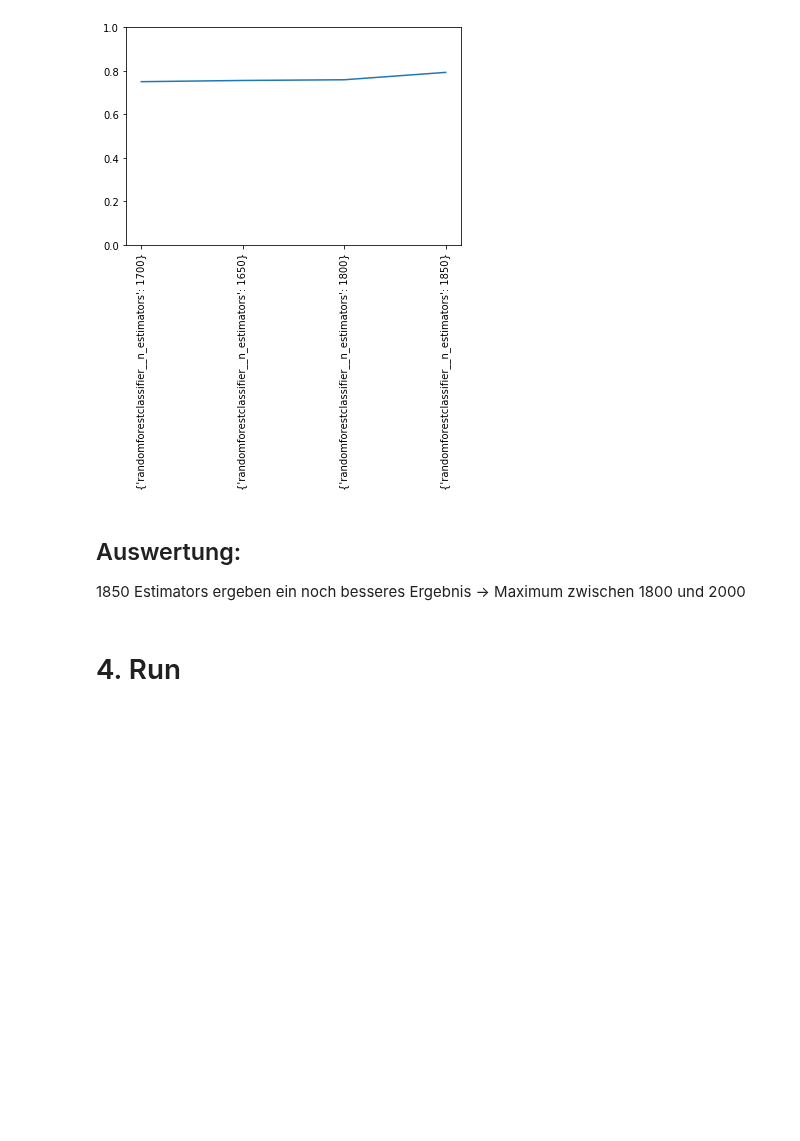
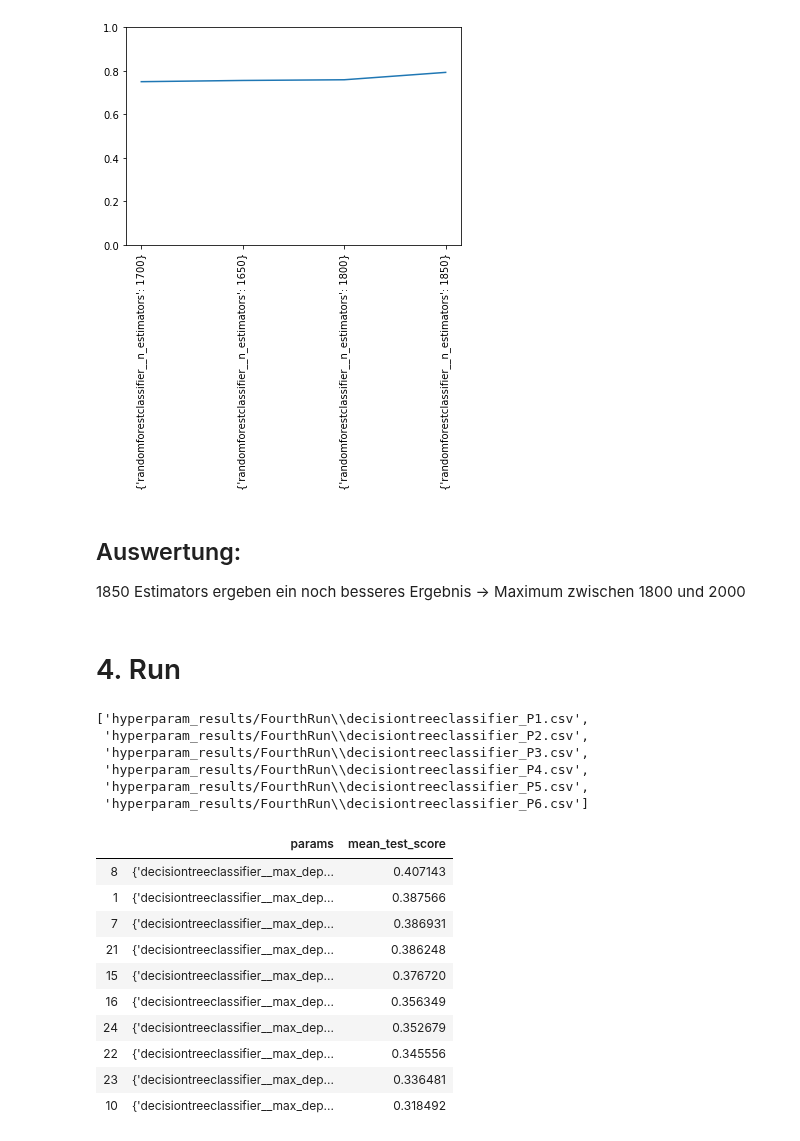
Before and after one commit to LennartKeller/TextklassifikationsProjekt2019, a Jupyter notebook: ReadHyperparamTuningResults.ipynb, the cells around one changed output. Cells and saved outputs as stored; diff of their text form; code cells hidden in the pictures; blank space fills up the shorter version.

```diff
--- a/ReadHyperparamTuningResults.ipynb
+++ b/ReadHyperparamTuningResults.ipynb
@@ -612,3 +612,30 @@ pipe_randomforest_params = {
 randomforest = [pipe_randomforest, pipe_randomforest_params]
 
 all_pipes_params = [logreg, dectree, randomforest]
+# %%
+tables_fourthrun = glob.glob('hyperparam_results/FourthRun/*.csv')
+tables_fourthrun
+# %% [output]
+['hyperparam_results/FourthRun\\decisiontreeclassifier_P1.csv',
+ 'hyperparam_results/FourthRun\\decisiontreeclassifier_P2.csv',
+ 'hyperparam_results/FourthRun\\decisiontreeclassifier_P3.csv',
+ 'hyperparam_results/FourthRun\\decisiontreeclassifier_P4.csv',
+ 'hyperparam_results/FourthRun\\decisiontreeclassifier_P5.csv',
+ 'hyperparam_results/FourthRun\\decisiontreeclassifier_P6.csv']
+# %%
+
+dectree_results4 = pd.read_csv('hyperparam_results/FourthRun/decisiontreeclassifier_P1.csv').dropna()
+# %%
+dectree_results4.sort_values('mean_test_score', ascending=False)[['params', 'mean_test_score']][['params', 'mean_test_score']][:10]
+# %% [output]
+|  | params | mean_test_score |
+| 8 | {'decisiontreeclassifier__max_dep... | 0.407143 |
+| 1 | {'decisiontreeclassifier__max_dep... | 0.387566 |
+| 7 | {'decisiontreeclassifier__max_dep... | 0.386931 |
+| 21 | {'decisiontreeclassifier__max_dep... | 0.386248 |
+| 15 | {'decisiontreeclassifier__max_dep... | 0.376720 |
+| 16 | {'decisiontreeclassifier__max_dep... | 0.356349 |
+| 24 | {'decisiontreeclassifier__max_dep... | 0.352679 |
+| 22 | {'decisiontreeclassifier__max_dep... | 0.345556 |
+| 23 | {'decisiontreeclassifier__max_dep... | 0.336481 |
+| 10 | {'decisiontreeclassifier__max_dep... | 0.318492 |
```
Also changed, not shown: parts of 3 cells of this notebook, 1 other file.
